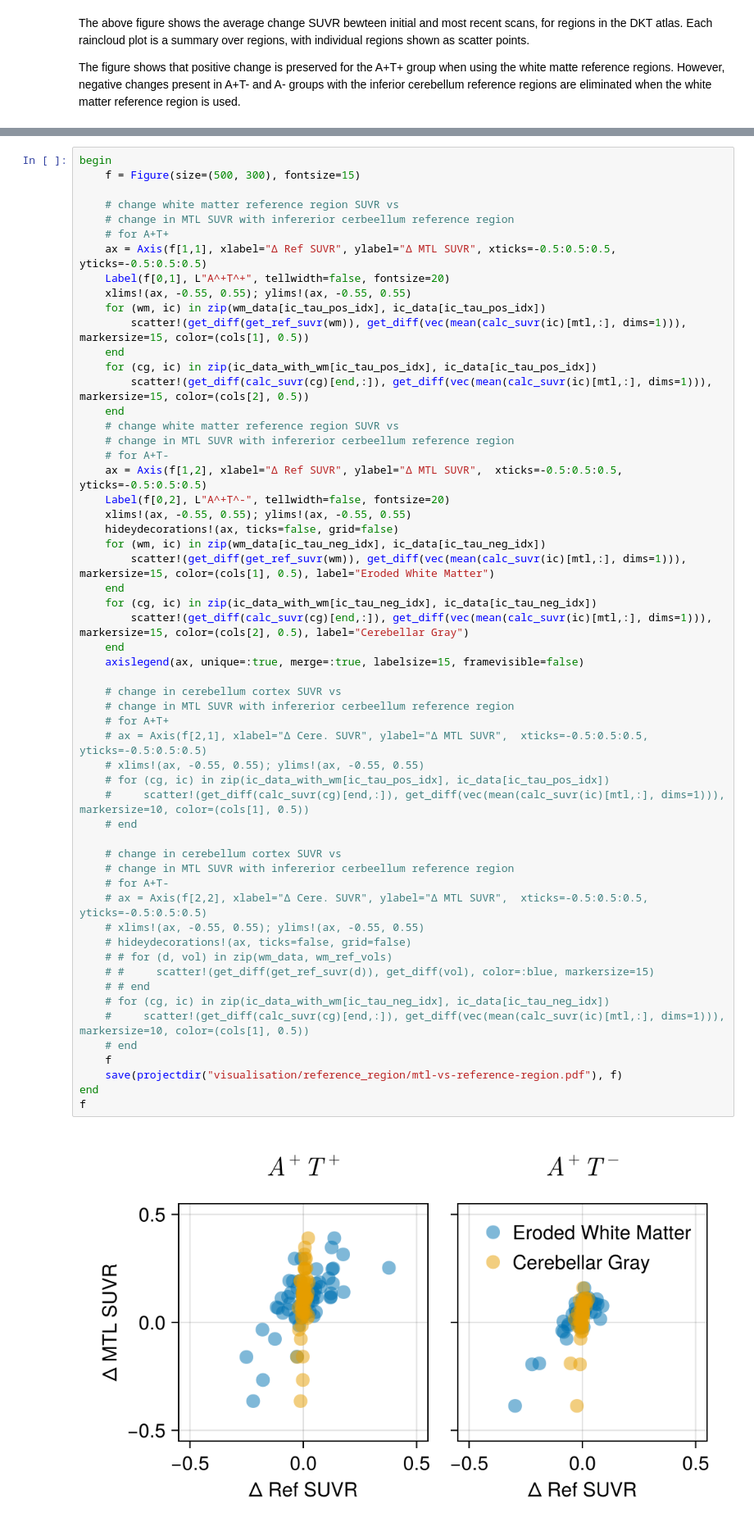
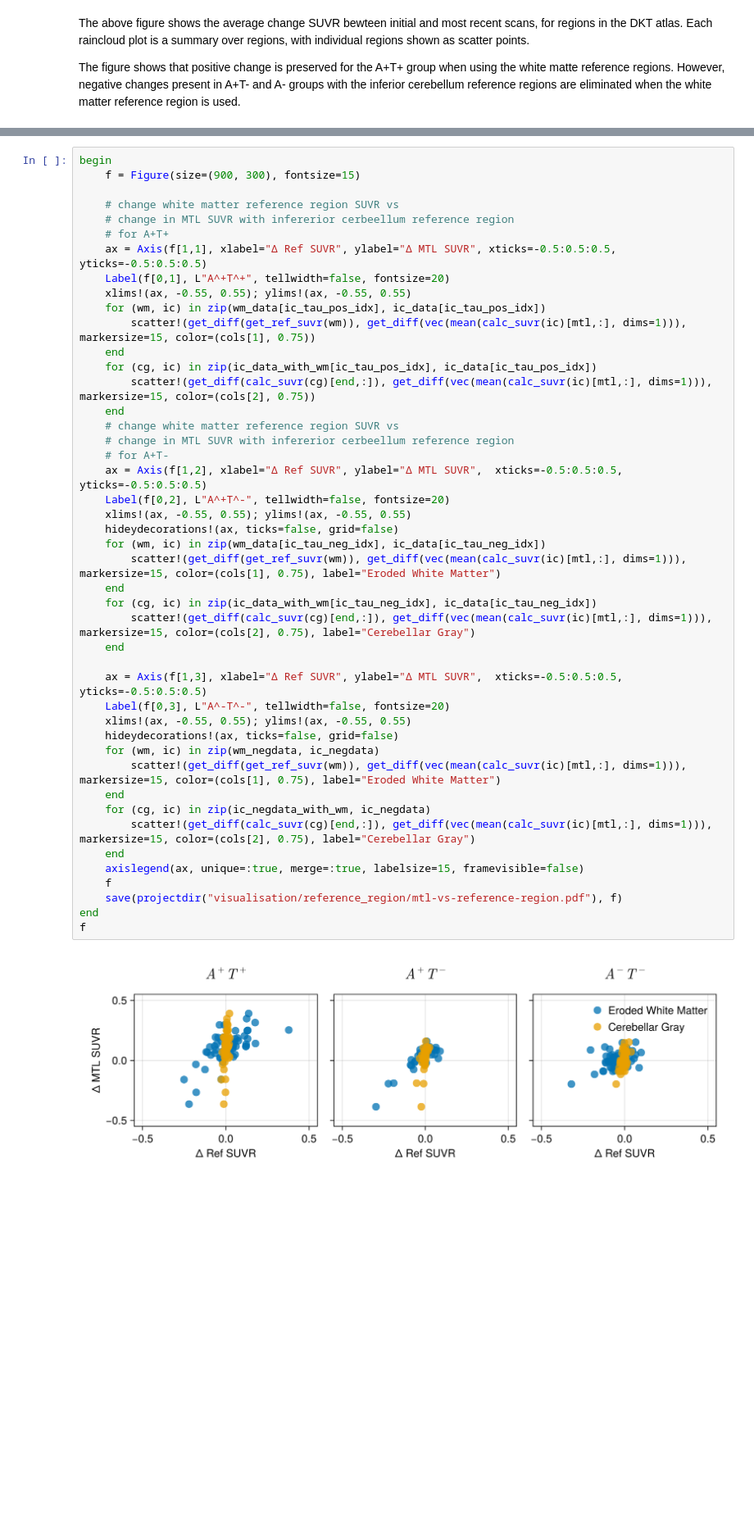
Before and after one commit to PavanChaggar/local-fkpp, a Jupyter notebook: adni/inference/analysis/notebooks/reference_region_analysis.ipynb, the cells around one changed output, grey strips where cells are left out. Shown at 82% size. Drawn from its saved outputs; the diff is of its cells as text; blank space fills up the shorter version.

```diff
--- a/adni/inference/analysis/notebooks/reference_region_analysis.ipynb
+++ b/adni/inference/analysis/notebooks/reference_region_analysis.ipynb
@@ -238,61 +206,50 @@ The figure shows that positive change is preserved for the A+T+ group when using
 # %%
 begin
-    f = Figure(size=(500, 300), fontsize=15)
+    f = Figure(size=(900, 300), fontsize=15)
 
     # change white matter reference region SUVR vs
     # change in MTL SUVR with infererior cerbeellum reference region
     # for A+T+
     ax = Axis(f[1,1], xlabel="Δ Ref SUVR", ylabel="Δ MTL SUVR", xticks=-0.5:0.5:0.5, yticks=-0.5:0.5:0.5)
     Label(f[0,1], L"A^+T^+", tellwidth=false, fontsize=20)
     xlims!(ax, -0.55, 0.55); ylims!(ax, -0.55, 0.55)
     for (wm, ic) in zip(wm_data[ic_tau_pos_idx], ic_data[ic_tau_pos_idx])
-        scatter!(get_diff(get_ref_suvr(wm)), get_diff(vec(mean(calc_suvr(ic)[mtl,:], dims=1))), markersize=15, color=(cols[1], 0.5))
+        scatter!(get_diff(get_ref_suvr(wm)), get_diff(vec(mean(calc_suvr(ic)[mtl,:], dims=1))), markersize=15, color=(cols[1], 0.75))
     end
     for (cg, ic) in zip(ic_data_with_wm[ic_tau_pos_idx], ic_data[ic_tau_pos_idx])
-        scatter!(get_diff(calc_suvr(cg)[end,:]), get_diff(vec(mean(calc_suvr(ic)[mtl,:], dims=1))), markersize=15, color=(cols[2], 0.5))
+        scatter!(get_diff(calc_suvr(cg)[end,:]), get_diff(vec(mean(calc_suvr(ic)[mtl,:], dims=1))), markersize=15, color=(cols[2], 0.75))
     end
     # change white matter reference region SUVR vs
     # change in MTL SUVR with infererior cerbeellum reference region
     # for A+T-
     ax = Axis(f[1,2], xlabel="Δ Ref SUVR", ylabel="Δ MTL SUVR",  xticks=-0.5:0.5:0.5, yticks=-0.5:0.5:0.5)
     Label(f[0,2], L"A^+T^-", tellwidth=false, fontsize=20)
     xlims!(ax, -0.55, 0.55); ylims!(ax, -0.55, 0.55)
     hideydecorations!(ax, ticks=false, grid=false)
     for (wm, ic) in zip(wm_data[ic_tau_neg_idx], ic_data[ic_tau_neg_idx])
-        scatter!(get_diff(get_ref_suvr(wm)), get_diff(vec(mean(calc_suvr(ic)[mtl,:], dims=1))), markersize=15, color=(cols[1], 0.5), label="Eroded White Matter")
+        scatter!(get_diff(get_ref_suvr(wm)), get_diff(vec(mean(calc_suvr(ic)[mtl,:], dims=1))), markersize=15, color=(cols[1], 0.75), label="Eroded White Matter")
     end
     for (cg, ic) in zip(ic_data_with_wm[ic_tau_neg_idx], ic_data[ic_tau_neg_idx])
-        scatter!(get_diff(calc_suvr(cg)[end,:]), get_diff(vec(mean(calc_suvr(ic)[mtl,:], dims=1))), markersize=15, color=(cols[2], 0.5), label="Cerebellar Gray")
+        scatter!(get_diff(calc_suvr(cg)[end,:]), get_diff(vec(mean(calc_suvr(ic)[mtl,:], dims=1))), markersize=15, color=(cols[2], 0.75), label="Cerebellar Gray")
+    end
+
+    ax = Axis(f[1,3], xlabel="Δ Ref SUVR", ylabel="Δ MTL SUVR",  xticks=-0.5:0.5:0.5, yticks=-0.5:0.5:0.5)
+    Label(f[0,3], L"A^-T^-", tellwidth=false, fontsize=20)
+    xlims!(ax, -0.55, 0.55); ylims!(ax, -0.55, 0.55)
+    hideydecorations!(ax, ticks=false, grid=false)
+    for (wm, ic) in zip(wm_negdata, ic_negdata)
+        scatter!(get_diff(get_ref_suvr(wm)), get_diff(vec(mean(calc_suvr(ic)[mtl,:], dims=1))), markersize=15, color=(cols[1], 0.75), label="Eroded White Matter")
+    end
+    for (cg, ic) in zip(ic_negdata_with_wm, ic_negdata)
+        scatter!(get_diff(calc_suvr(cg)[end,:]), get_diff(vec(mean(calc_suvr(ic)[mtl,:], dims=1))), markersize=15, color=(cols[2], 0.75), label="Cerebellar Gray")
     end
     axislegend(ax, unique=:true, merge=:true, labelsize=15, framevisible=false)
-
-    # change in cerebellum cortex SUVR vs
-    # change in MTL SUVR with infererior cerbeellum reference region
-    # for A+T+
-    # ax = Axis(f[2,1], xlabel="Δ Cere. SUVR", ylabel="Δ MTL SUVR",  xticks=-0.5:0.5:0.5, yticks=-0.5:0.5:0.5)
-    # xlims!(ax, -0.55, 0.55); ylims!(ax, -0.55, 0.55)
-    # for (cg, ic) in zip(ic_data_with_wm[ic_tau_pos_idx], ic_data[ic_tau_pos_idx])
-    #     scatter!(get_diff(calc_suvr(cg)[end,:]), get_diff(vec(mean(calc_suvr(ic)[mtl,:], dims=1))), markersize=10, color=(cols[1], 0.5))
-    # end
-
-    # change in cerebellum cortex SUVR vs
-    # change in MTL SUVR with infererior cerbeellum reference region
-    # for A+T-
-    # ax = Axis(f[2,2], xlabel="Δ Cere. SUVR", ylabel="Δ MTL SUVR",  xticks=-0.5:0.5:0.5, yticks=-0.5:0.5:0.5)
-    # xlims!(ax, -0.55, 0.55); ylims!(ax, -0.55, 0.55)
-    # hideydecorations!(ax, ticks=false, grid=false)
-    # # for (d, vol) in zip(wm_data, wm_ref_vols)
-    # #     scatter!(get_diff(get_ref_suvr(d)), get_diff(vol), color=:blue, markersize=15)
-    # # end
-    # for (cg, ic) in zip(ic_data_with_wm[ic_tau_neg_idx], ic_data[ic_tau_neg_idx])
-    #     scatter!(get_diff(calc_suvr(cg)[end,:]), get_diff(vec(mean(calc_suvr(ic)[mtl,:], dims=1))), markersize=10, color=(cols[1], 0.5))
-    # end
     f
     save(projectdir("visualisation/reference_region/mtl-vs-reference-region.pdf"), f)
 end
 f
 # %% [output]
-[figure, old version]
+[figure, new version]
 # %% [markdown]
 We next look at the change in reference region suvr compared to change in medial temporal lobe SUVR (calculating using the default inferior cerbellar reference region).
 
```
Also changed, not shown: parts of 9 cells of this notebook, 4 other files.
